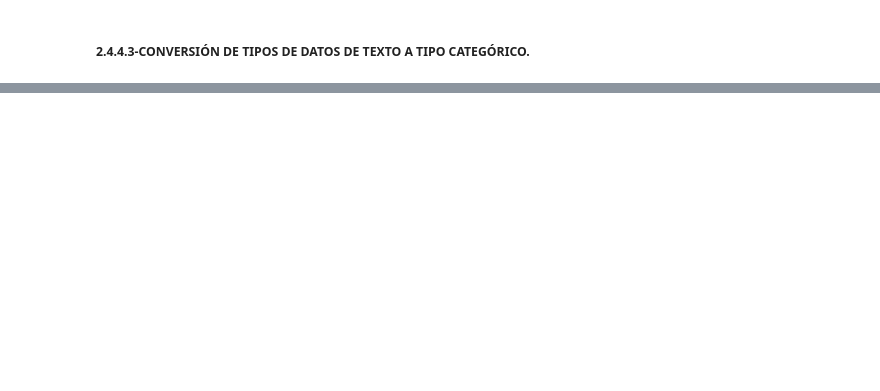
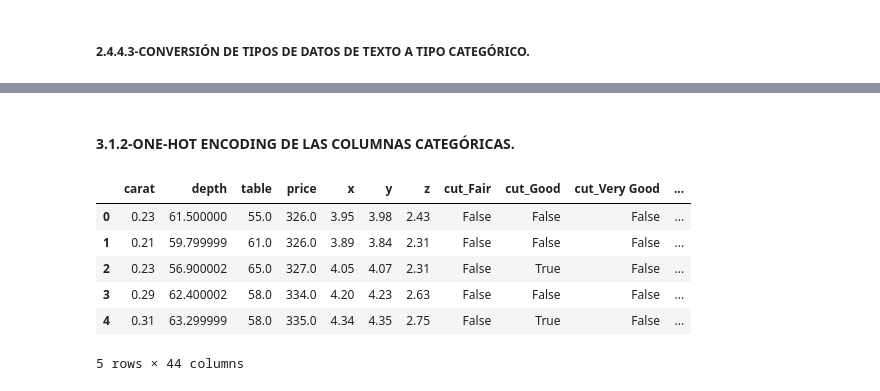
Before and after one commit to angovery/Data-Science-Bootcamp, a Jupyter notebook: Ejercicios_Evaluados/Modulo_3/m3_ejercicio_evaluado_Jose_Ignacio_Hernandez_Palacios.ipynb, the cells around one changed output, grey strips where cells are left out. Cells and saved outputs as stored; diff of their text form; code cells hidden in the pictures; blank space fills up the shorter version.

```diff
--- a/Ejercicios_Evaluados/Modulo_3/m3_ejercicio_evaluado_Jose_Ignacio_Hernandez_Palacios.ipynb
+++ b/Ejercicios_Evaluados/Modulo_3/m3_ejercicio_evaluado_Jose_Ignacio_Hernandez_Palacios.ipynb
@@ -993,0 +1303,15 @@ Como resultado de la ejecución del la función anterior, se comprueba que se ha
+# %% [markdown]
+#### 3.1.2-ONE-HOT ENCODING DE LAS COLUMNAS CATEGÓRICAS.
+# %%
+# Crear variables dummy en un nuevo DataFrame a partir del original.
+df_dummies = pd.get_dummies(df, columns=['cut', 'color', 'clarity'])
+
+df_dummies.head()
+# %% [output]
+|  | carat | depth | table | price | x | y | z | cut_Fair | cut_Good | cut_Very Good | ... |
+| 0 | 0.23 | 61.500000 | 55.0 | 326.0 | 3.95 | 3.98 | 2.43 | False | False | False | ... |
+| 1 | 0.21 | 59.799999 | 61.0 | 326.0 | 3.89 | 3.84 | 2.31 | False | False | False | ... |
+| 2 | 0.23 | 56.900002 | 65.0 | 327.0 | 4.05 | 4.07 | 2.31 | False | True | False | ... |
+| 3 | 0.29 | 62.400002 | 58.0 | 334.0 | 4.20 | 4.23 | 2.63 | False | False | False | ... |
+| 4 | 0.31 | 63.299999 | 58.0 | 335.0 | 4.34 | 4.35 | 2.75 | False | True | False | ... |
+5 rows × 44 columns
```
Also changed, not shown: parts of 64 cells of this notebook.
